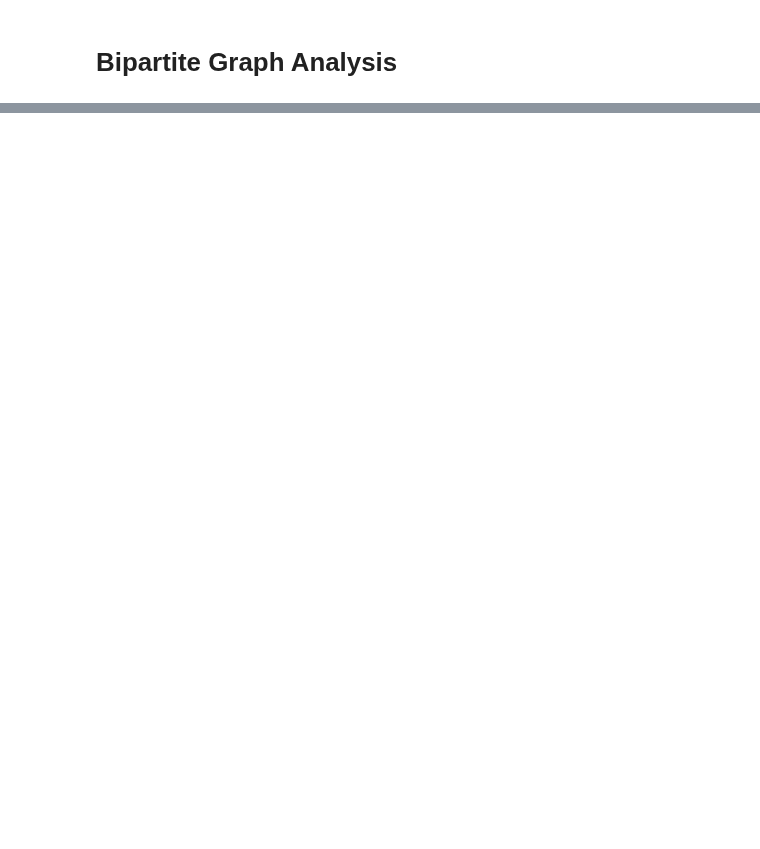
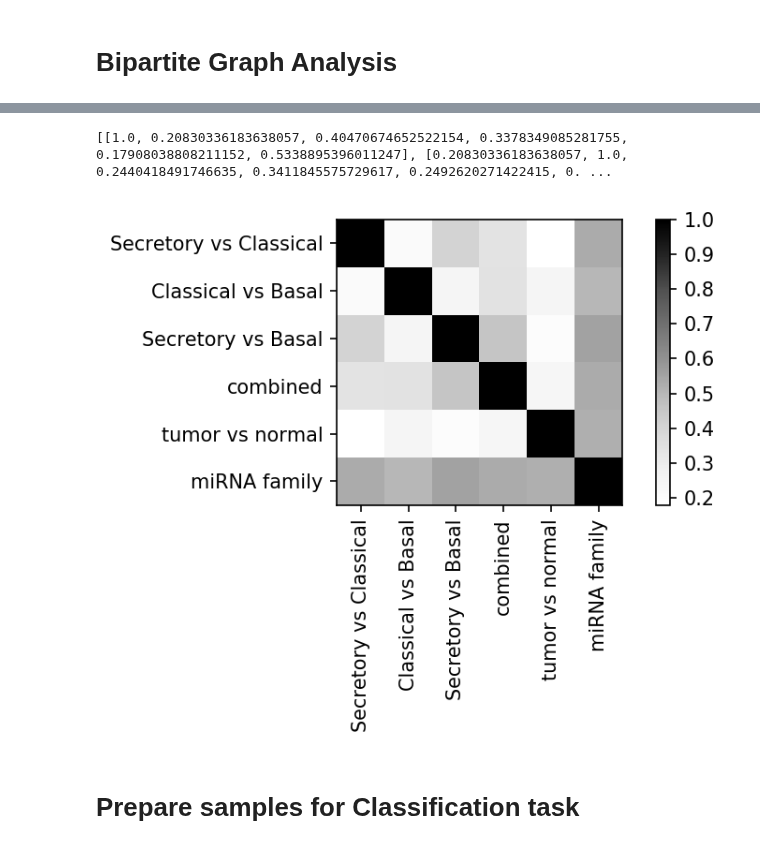
Before and after one commit to JonnyTran/microRNA-Lung-Cancer-Associations, a Jupyter notebook: notebooks/LUSC to clusters.ipynb, the cells around one changed output, grey strips where cells are left out. Drawn from its saved outputs; the diff is of its cells as text; code cells hidden in the pictures; blank space fills up the shorter version.

```diff
--- a/notebooks/LUSC to clusters.ipynb
+++ b/notebooks/LUSC to clusters.ipynb
@@ -232,0 +537,49 @@ edges 0
+# %%
+from sklearn import metrics
+from src.models.miRNA_target_network import miRNATargetNetwork
+
+partitions = {"Secretory vs Classical":miRNATargetNetwork.group_assg_list(sc_partition, lusc_data.MIR.get_genes_list()),
+             "Classical vs Basal":miRNATargetNetwork.group_assg_list(cb_partition, lusc_data.MIR.get_genes_list()),
+             "Secretory vs Basal":miRNATargetNetwork.group_assg_list(sb_partition, lusc_data.MIR.get_genes_list()),
+             "combined":miRNATargetNetwork.group_assg_list(com_partition, lusc_data.MIR.get_genes_list()),
+             "tumor vs normal":miRNATargetNetwork.group_assg_list(tn_partition, lusc_data.MIR.get_genes_list()),
+             "miRNA family":target_scan.get_miRNA_family_group_assg()}
+# keys = partitions.keys()
+keys = ['Secretory vs Classical', 'Classical vs Basal', 'Secretory vs Basal',
+        "combined", 'tumor vs normal', 'miRNA family']
+
+m = []
+for p in keys:
+    n = []
+    for q in keys:
+        n.append(miRNATargetNetwork.cluster_similarity(partitions[p], partitions[q], metric="nmi"))
+    m.append(n)
+#         if p < q:
+#             print p,"vs", q,"\t", miRNATargetNetwork.cluster_similarity(partitions[p], partitions[q], metric="rand")
+print m
+m = np.asarray(m)
+# %% [output]
+[[1.0, 0.20830336183638057, 0.40470674652522154, 0.3378349085281755, 0.17908038808211152, 0.5338895396011247], [0.20830336183638057, 1.0, 0.2440418491746635, 0.3411845575729617, 0.2492620271422415, 0. ...
+# %%
+def plot_confusion_matrix(cm, classes,
+                          normalize=False,
+                          title='miRNA clusters similarity between different subtype dysregulation analyses',
+                          cmap=plt.cm.Greys):
+    plt.imshow(cm, interpolation='nearest', cmap=cmap)
+#     plt.title(title)
+    plt.colorbar()
+    tick_marks = np.arange(len(classes))
+    plt.xticks(tick_marks, classes, rotation=90)
+    plt.yticks(tick_marks, classes)
+    plt.tight_layout()
+
+plt.figure(dpi=150)
+plot_confusion_matrix(m, keys)
+plt.show()
+# %% [output]
+[figure, added]
+# %% [markdown]
+#
+#
+#
+# Prepare samples for Classification task
```
Also changed, not shown: parts of 28 cells of this notebook, 2 other files.
